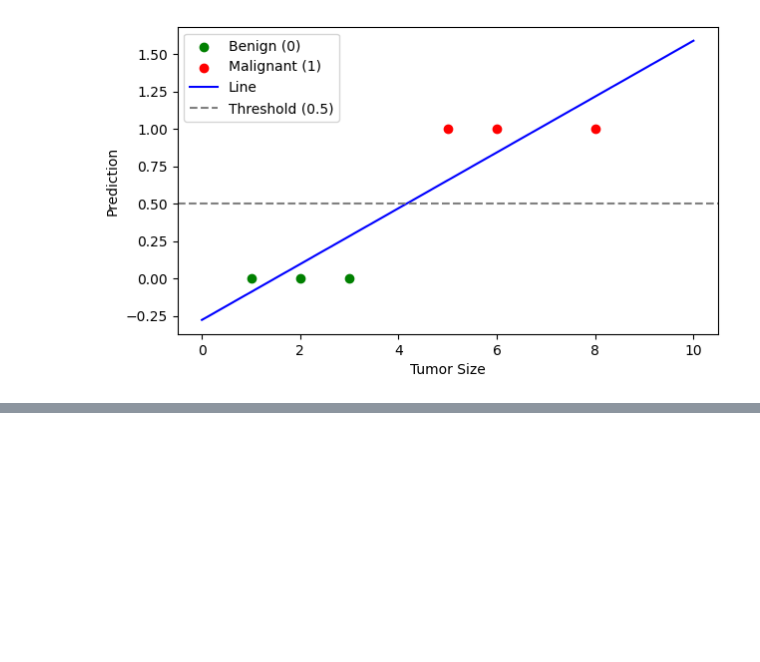
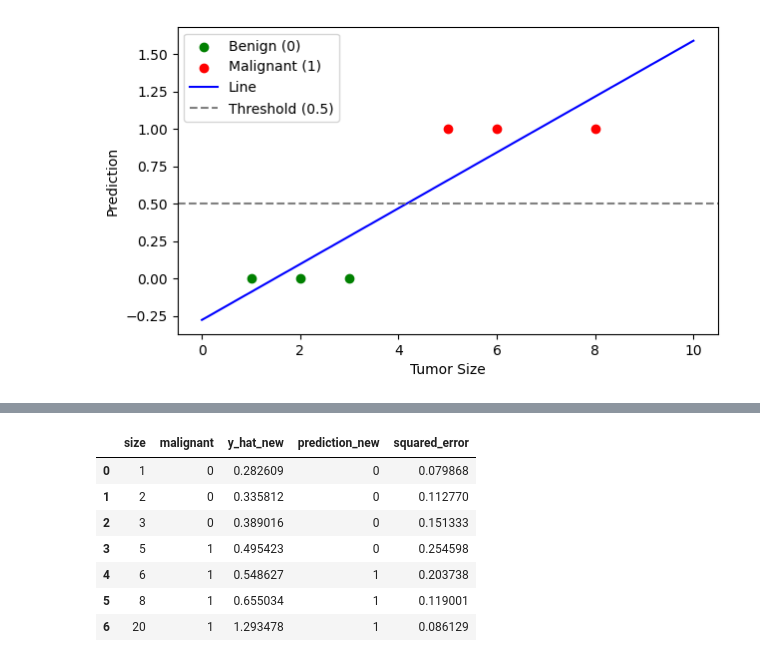
Before and after one commit to AyushDevadiga1/Machine-Learning, a Jupyter notebook: logistic-regression/LogisticRegressionDerivation.ipynb, the cells around one changed output, grey strips where cells are left out. Saved outputs shown, nothing was run; the diff lists cells and outputs as text; code cells hidden in the pictures; blank space fills up the shorter version.

```diff
--- a/logistic-regression/LogisticRegressionDerivation.ipynb
+++ b/logistic-regression/LogisticRegressionDerivation.ipynb
@@ -61,0 +122,11 @@ plt.show()
+# %%
+df_outlier
+# %% [output]
+|  | size | malignant | y_hat_new | prediction_new | squared_error |
+| 0 | 1 | 0 | 0.282609 | 0 | 0.079868 |
+| 1 | 2 | 0 | 0.335812 | 0 | 0.112770 |
+| 2 | 3 | 0 | 0.389016 | 0 | 0.151333 |
+| 3 | 5 | 1 | 0.495423 | 0 | 0.254598 |
+| 4 | 6 | 1 | 0.548627 | 1 | 0.203738 |
+| 5 | 8 | 1 | 0.655034 | 1 | 0.119001 |
+| 6 | 20 | 1 | 1.293478 | 1 | 0.086129 |
```
Also changed, not shown: parts of 5 cells of this notebook.
